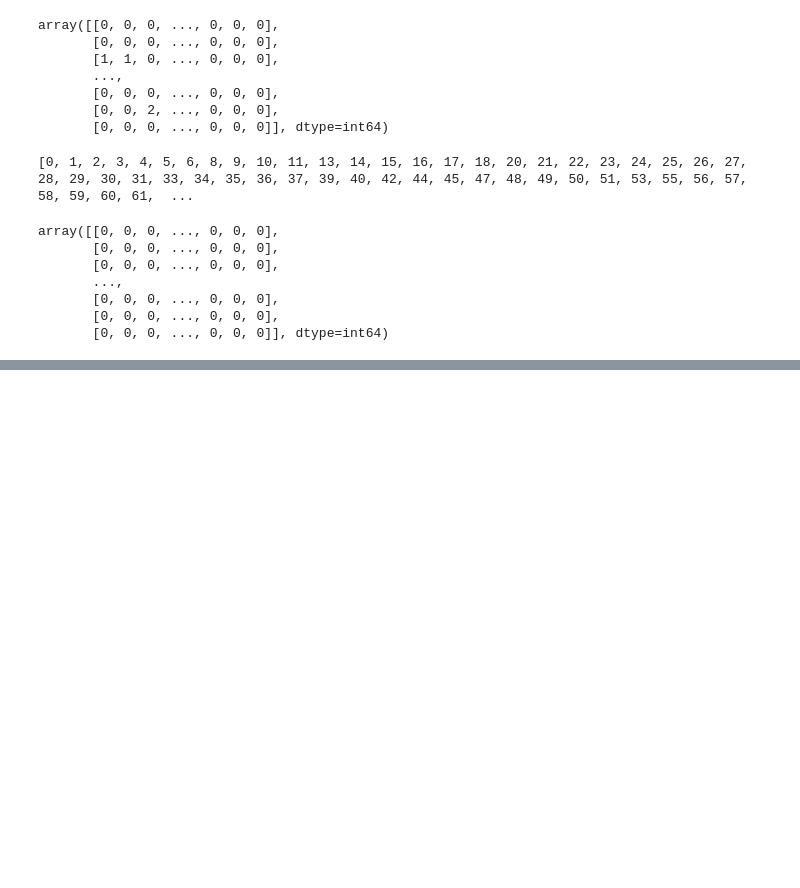
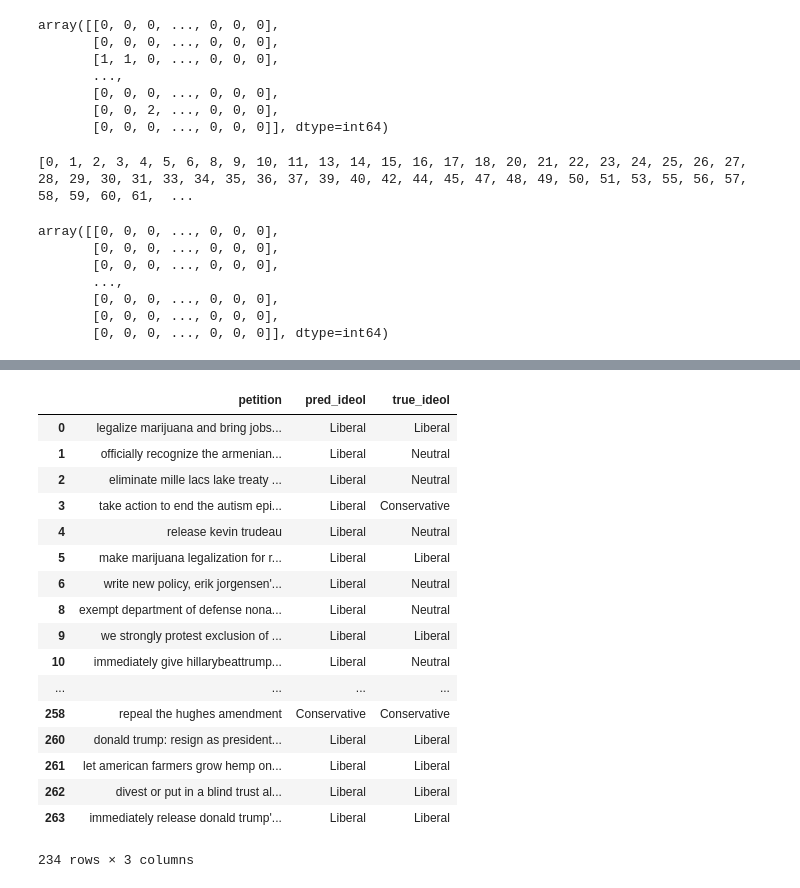
Before and after one commit to palautatan/project141b, a Jupyter notebook: text_processing.ipynb, the cells around one changed output, grey strips where cells are left out. Saved outputs shown, nothing was run; the diff lists cells and outputs as text; code cells hidden in the pictures; blank space fills up the shorter version.

```diff
--- a/text_processing.ipynb
+++ b/text_processing.ipynb
@@ -402,12 +402,7 @@ print test
 [0, 1, 2, 3, 4, 5, 6, 8, 9, 10, 11, 13, 14, 15, 16, 17, 18, 20, 21, 22, 23, 24, 25, 26, 27, 28, 29, 30, 31, 33, 34, 35, 36, 37, 39, 40, 42, 44, 45, 47, 48, 49, 50, 51, 53, 55, 56, 57, 58, 59, 60, 61,  ...
 # %%
 # VECTORIZING TEST DATA
-vectorizer = CountVectorizer(analyzer= "word",
-                            tokenizer = None,
-                            preprocessor = None,
-                            stop_words = None,
-                            max_features = 5000)
-test_data_features = vectorizer.fit_transform(blobs_df["new_blobs"][test])
+test_data_features = vectorizer.transform(blobs_df["new_blobs"][test])
 test_data_features = test_data_features.toarray()
 test_data_features
 # %% [output]
@@ -425,0 +419,21 @@ ValueError: Number of features of the model must match the input. Model n_featur
+# %%
+pd.DataFrame({"petition":blobs_df["title"][test], "true_ideol":blobs_df["ideology"][test], "pred_ideol":result})
+# %% [output]
+|  | petition | pred_ideol | true_ideol |
+| 0 | legalize marijuana and bring jobs... | Liberal | Liberal |
+| 1 | officially recognize the armenian... | Liberal | Neutral |
+| 2 | eliminate mille lacs lake treaty ... | Liberal | Neutral |
+| 3 | take action to end the autism epi... | Liberal | Conservative |
+| 4 | release kevin trudeau | Liberal | Neutral |
+| 5 | make marijuana legalization for r... | Liberal | Liberal |
+| 6 | write new policy, erik jorgensen'... | Liberal | Neutral |
+| 8 | exempt department of defense nona... | Liberal | Neutral |
+| 9 | we strongly protest exclusion of ... | Liberal | Liberal |
+| 10 | immediately give hillarybeattrump... | Liberal | Neutral |
+| ... | ... | ... | ... |
+| 258 | repeal the hughes amendment | Conservative | Conservative |
+| 260 | donald trump: resign as president... | Liberal | Liberal |
+| 261 | let american farmers grow hemp on... | Liberal | Liberal |
+| 262 | divest or put in a blind trust al... | Liberal | Liberal |
+| 263 | immediately release donald trump'... | Liberal | Liberal |
+234 rows × 3 columns
```
Also changed, not shown: parts of 3 cells of this notebook.
